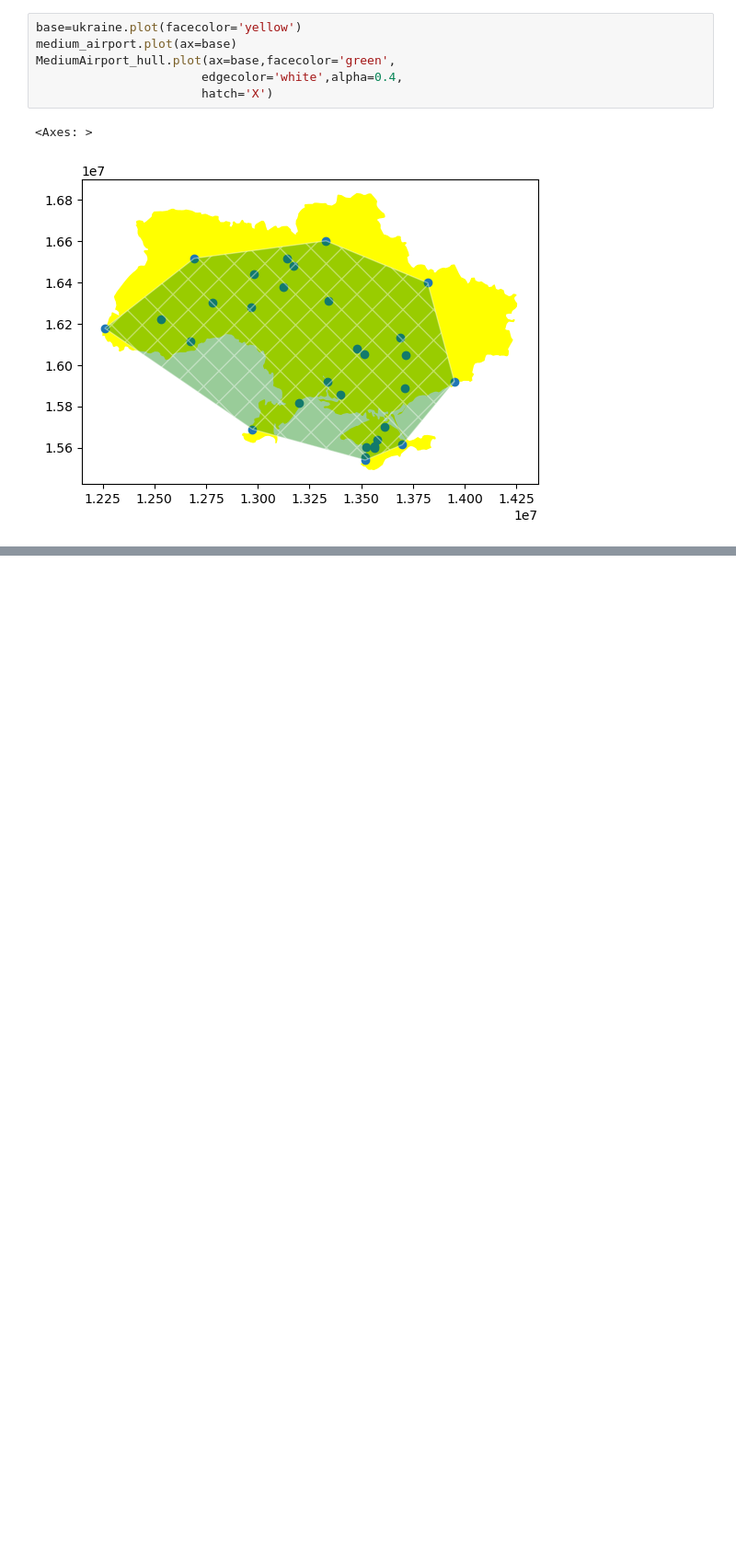
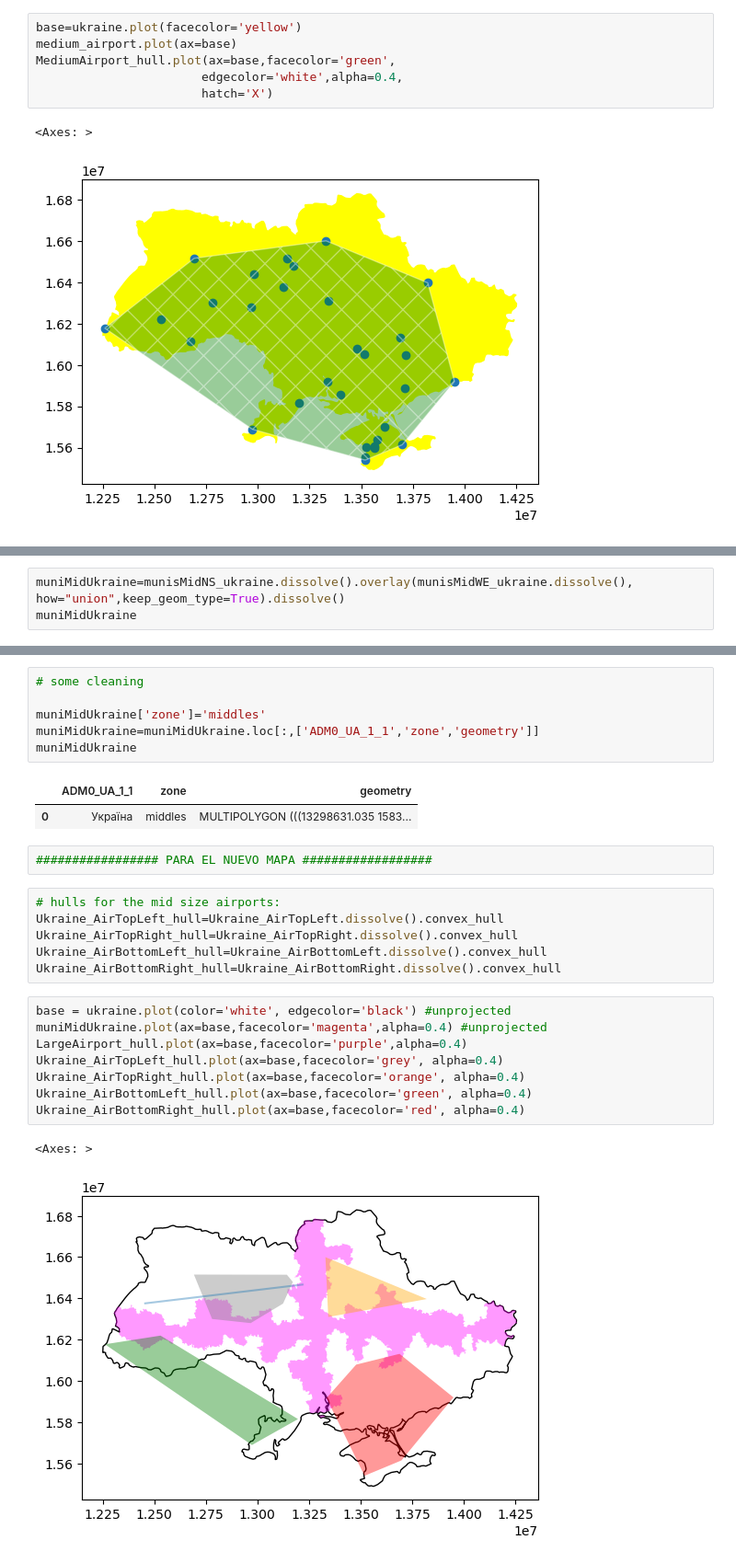
Before and after one commit to ZurinaGarcia/tareaEntregable3, a Jupyter notebook: GeoDF_Operations.ipynb, the cells around one changed output, grey strips where cells are left out. Shown at 92% size. Cells and saved outputs as stored; diff of their text form; blank space fills up the shorter version.

```diff
--- a/GeoDF_Operations.ipynb
+++ b/GeoDF_Operations.ipynb
@@ -531,0 +651,3 @@ MediumAirport_hull.plot(ax=base,facecolor='green',
+# %%
+muniMidUkraine=munisMidNS_ukraine.dissolve().overlay(munisMidWE_ukraine.dissolve(), how="union",keep_geom_type=True).dissolve()
+muniMidUkraine
@@ -531,0 +657,28 @@ MediumAirport_hull.plot(ax=base,facecolor='green',
+# %%
+# some cleaning
+
+muniMidUkraine['zone']='middles'
+muniMidUkraine=muniMidUkraine.loc[:,['ADM0_UA_1_1','zone','geometry']]
+muniMidUkraine
+# %% [output]
+|  | ADM0_UA_1_1 | zone | geometry |
+| 0 | Україна | middles | MULTIPOLYGON (((13298631.035 1583... |
+# %%
+################# PARA EL NUEVO MAPA ##################
+# %%
+# hulls for the mid size airports:
+Ukraine_AirTopLeft_hull=Ukraine_AirTopLeft.dissolve().convex_hull
+Ukraine_AirTopRight_hull=Ukraine_AirTopRight.dissolve().convex_hull
+Ukraine_AirBottomLeft_hull=Ukraine_AirBottomLeft.dissolve().convex_hull
+Ukraine_AirBottomRight_hull=Ukraine_AirBottomRight.dissolve().convex_hull
+# %%
+base = ukraine.plot(color='white', edgecolor='black') #unprojected
+muniMidUkraine.plot(ax=base,facecolor='magenta',alpha=0.4) #unprojected
+LargeAirport_hull.plot(ax=base,facecolor='purple',alpha=0.4)
+Ukraine_AirTopLeft_hull.plot(ax=base,facecolor='grey', alpha=0.4)
+Ukraine_AirTopRight_hull.plot(ax=base,facecolor='orange', alpha=0.4)
+Ukraine_AirBottomLeft_hull.plot(ax=base,facecolor='green', alpha=0.4)
+Ukraine_AirBottomRight_hull.plot(ax=base,facecolor='red', alpha=0.4)
+# %% [output]
+<Axes: >
+[figure, added]
```
Also changed, not shown: parts of 11 cells of this notebook.
